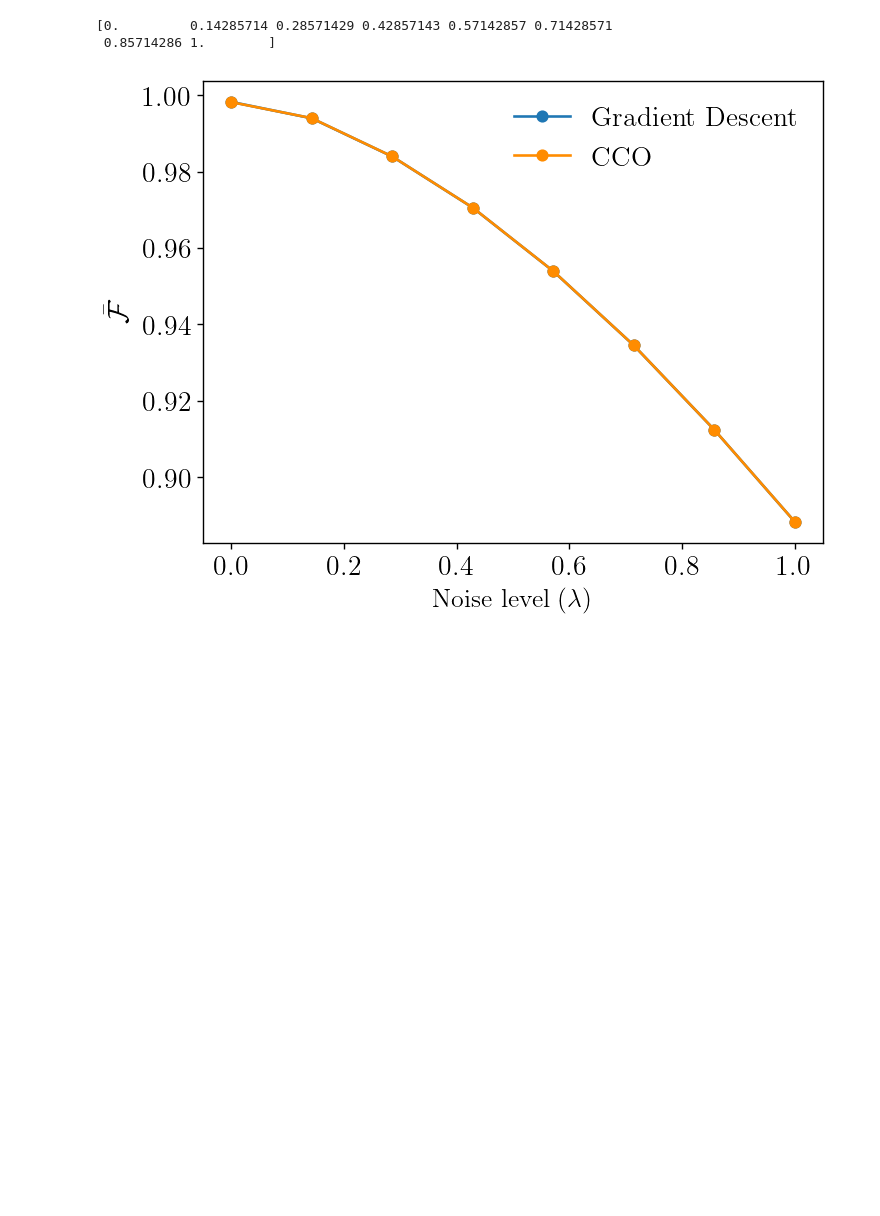
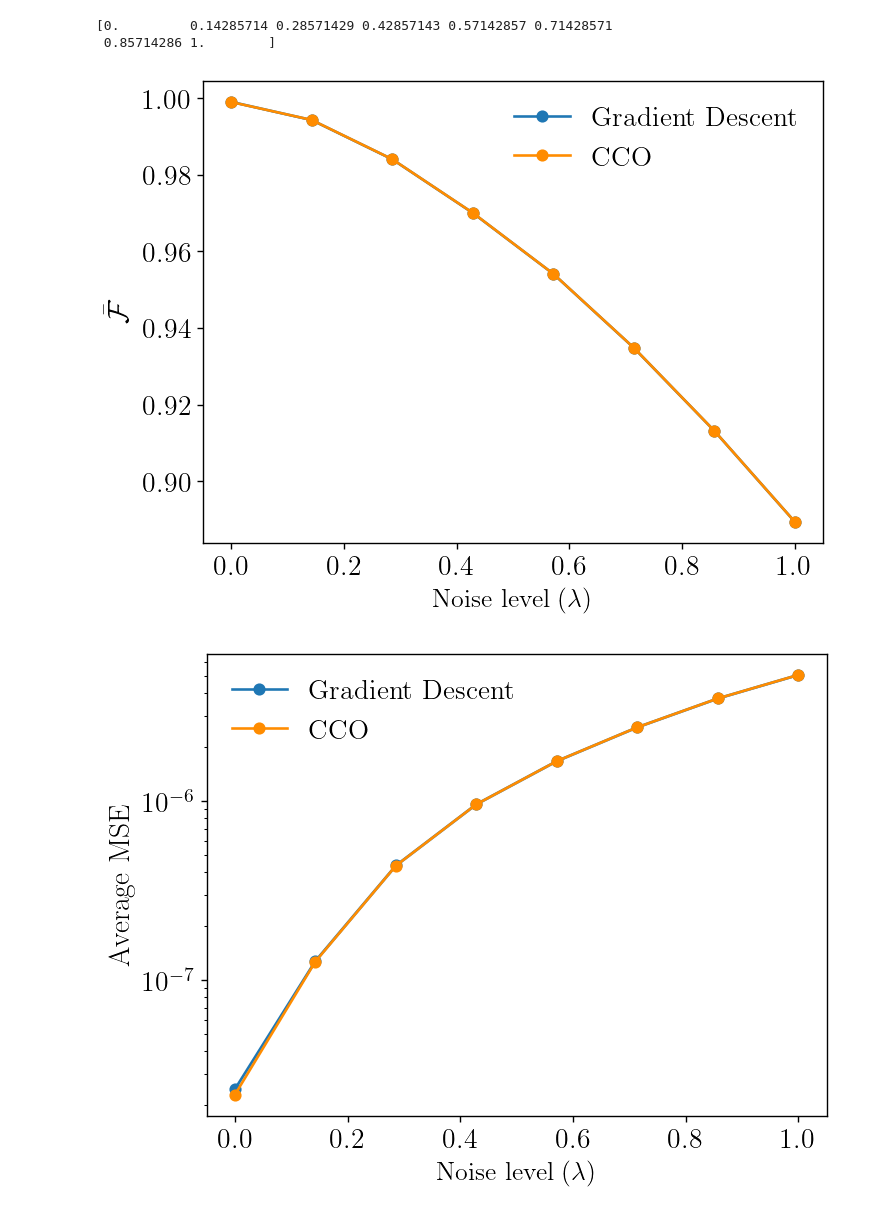
Before and after one commit to amanuelanteneh/gd-qdt, a Jupyter notebook: notebooks/DV/dv_noise.ipynb, the cells around one changed output. Cells and saved outputs as stored; diff of their text form; code cells hidden in the pictures; blank space fills up the shorter version.

```diff
--- a/notebooks/DV/dv_noise.ipynb
+++ b/notebooks/DV/dv_noise.ipynb
@@ -32,14 +30,16 @@ noise_coeffs = np.linspace(0, 1, 8)
 print(noise_coeffs)
 
 use_depolaraizion_noise = True  # if false T1 error/noise (relaxation) is used
-num_qubits = 7
+num_qubits = 8
 device = 'cpu'
 lam_l1 = 0e-5
 cco_solver = 'MOSEK'
 avg_fids_cco = []
+avg_mses_cco = []
 
 gd_trials = 10
 avg_fids_gd_sample = []
+avg_mses_gd_sample = []
 
 hyperparams = Hyperparameters(lr=0.01, lr_decay=0.999, beta1=0.9, beta2=0.9, num_epochs=100, batch_size=25)
 # %% [output]
@@ -76,6 +76,7 @@ for noise_coeff in pbar:
     dataset = TensorDataset(probes, targets)
 
     avg_fids_gd_M = []
+    avg_mses_gd_M = []
     for i in range(gd_trials):
 
         logits = th.rand((M, N)) - 1
@@ -89,11 +90,14 @@ for noise_coeff in pbar:
         if check_diag_povm(Pi.T, tol=1e-4) is not True:
             print(f"WARNING: Gradient descent got solution POVM for {num_qubits} qubits which is below error tolerance.")
 
-        Fs = [ diag_povm_fidelity(th.diag(Pi[:, i]), true_povm[:, i]) for i in range(true_povm.shape[1]) ]
+        Fs = [ diag_povm_fidelity(Pi[:, i], true_povm[:, i]) for i in range(true_povm.shape[1]) ]
         avg_fids_gd_M.append(sum(Fs)/len(Fs))
 
+        mses = [ diag_mse_norm(Pi[:, i], true_povm[:, i]) for i in range(true_povm.shape[1]) ]
+        avg_mses_gd_M.append(sum(mses)/len(mses))
+
     avg_fids_gd_sample.append(avg_fids_gd_M)
-
+    avg_mses_gd_sample.append(avg_mses_gd_M)
 
     Pi, prob, iters = phase_insensitive_loss_cvx(targets.cpu().numpy(), probes.cpu().numpy(), 0.0, cco_solver, lam_l1)
     Pi = th.tensor(Pi)
@@ -104,6 +108,9 @@ for noise_coeff in pbar:
     Fs = [ diag_povm_fidelity(Pi[:, i].to('cpu'), true_povm[:, i].to('cpu')) for i in range(true_povm.shape[1]) ]
     avg_fids_cco.append(sum(Fs)/len(Fs))
 
+    mses = [ diag_mse_norm(Pi[:, i].to('cpu'), true_povm[:, i].to('cpu')) for i in range(true_povm.shape[1]) ]
+    avg_mses_cco.append(sum(mses)/len(mses))
+
     avg_fids_gd_M = []
 # %%
 arr = np.array(avg_fids_gd_sample)
@@ -124,4 +131,24 @@ plt.ylabel(r"$\bar{\mathcal{F}}$", fontsize=17.0)
 plt.legend(fancybox=True, ncol=1, frameon=False)
 plt.show();
 # %% [output]
-[figure, old version]
+[figure, new version]
+# %%
+arr = np.array(avg_mses_gd_sample)
+mean = arr.mean(axis=1)
+lower = mean - np.std(arr, axis=1)
+upper = mean + np.std(arr, axis=1)
+
+plt.plot(noise_coeffs, mean, color='C0', label=r'\textrm{Gradient Descent}', marker="o")
+plt.fill_between(noise_coeffs, lower, upper, color='C0', alpha=0.3)
+
+plt.plot(noise_coeffs, avg_mses_cco, label=r'\textrm{CCO}', marker="o", color="darkorange")
+
+plt.xlabel(r"\textrm{Noise level} $(\lambda)$", fontsize=15)
+# plt.xticks(noise_coeff)
+plt.ylabel(r"$\textrm{Average MSE}$", fontsize=17.0)
+plt.yscale("log")
+
+plt.legend(fancybox=True, ncol=1, frameon=False)
+plt.show();
+# %% [output]
+[figure, added]
```
Also changed, not shown: parts of 1 cell of this notebook, 32 other files.
